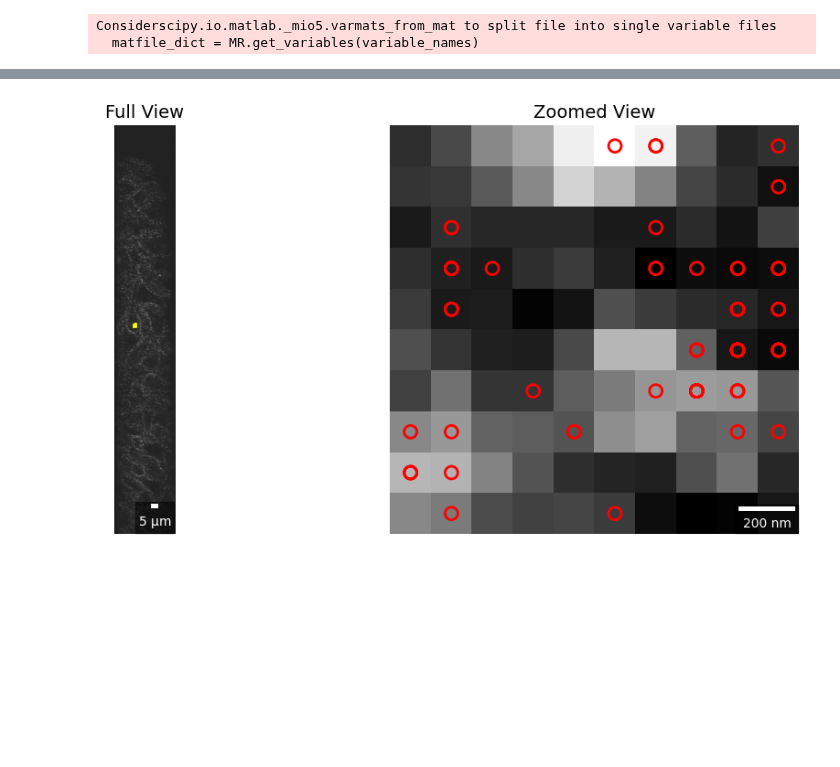
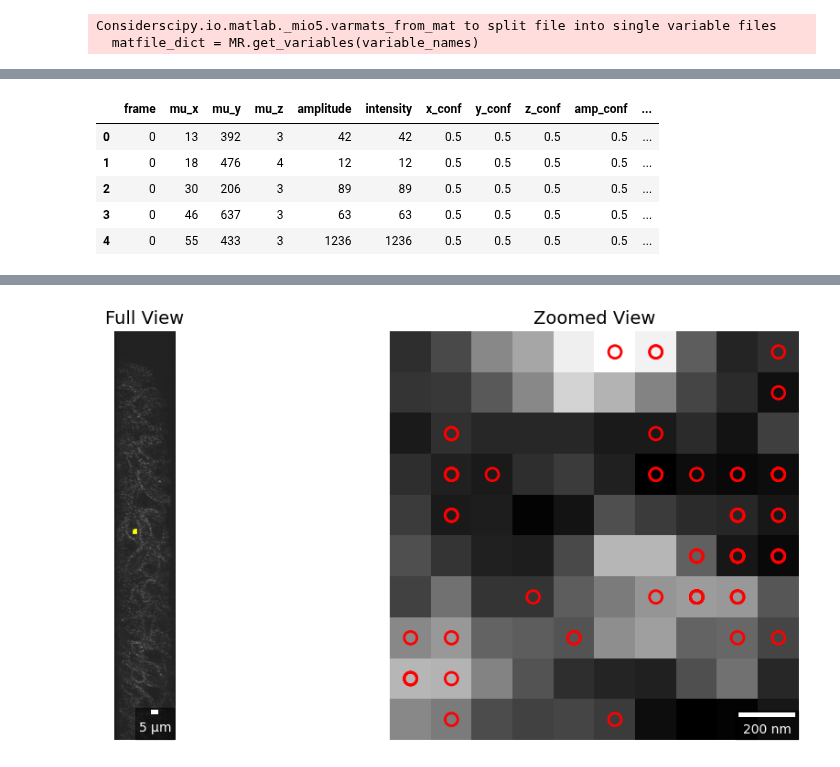
Before and after one commit to MatsulabUW/LLSM-CME-ANALYSIS, a Jupyter notebook: Final/Jupyter_Notebooks/matlab_interface/01.matlab_import.ipynb, the cells around one changed output, grey strips where cells are left out. Cells and saved outputs as stored; diff of their text form; code cells hidden in the pictures; blank space fills up the shorter version.

```diff
--- a/Final/Jupyter_Notebooks/matlab_interface/01.matlab_import.ipynb
+++ b/Final/Jupyter_Notebooks/matlab_interface/01.matlab_import.ipynb
@@ -163,3 +180,12 @@ Created DataFrame with 13616 total detections across 137 frames
+# %%
+df.reset_index().head()
+# %% [output]
+|  | frame | mu_x | mu_y | mu_z | amplitude | intensity | x_conf | y_conf | z_conf | amp_conf | ... |
+| 0 | 0 | 13 | 392 | 3 | 42 | 42 | 0.5 | 0.5 | 0.5 | 0.5 | ... |
+| 1 | 0 | 18 | 476 | 4 | 12 | 12 | 0.5 | 0.5 | 0.5 | 0.5 | ... |
+| 2 | 0 | 30 | 206 | 3 | 89 | 89 | 0.5 | 0.5 | 0.5 | 0.5 | ... |
+| 3 | 0 | 46 | 637 | 3 | 63 | 63 | 0.5 | 0.5 | 0.5 | 0.5 | ... |
+| 4 | 0 | 55 | 433 | 3 | 1236 | 1236 | 0.5 | 0.5 | 0.5 | 0.5 | ... |
 # %%
 # # Save df in path_to_detections as a pickle file
 output_path = path_to_detections.replace('.mat', '_detections.pkl')
```
Also changed, not shown: parts of 7 cells of this notebook.
